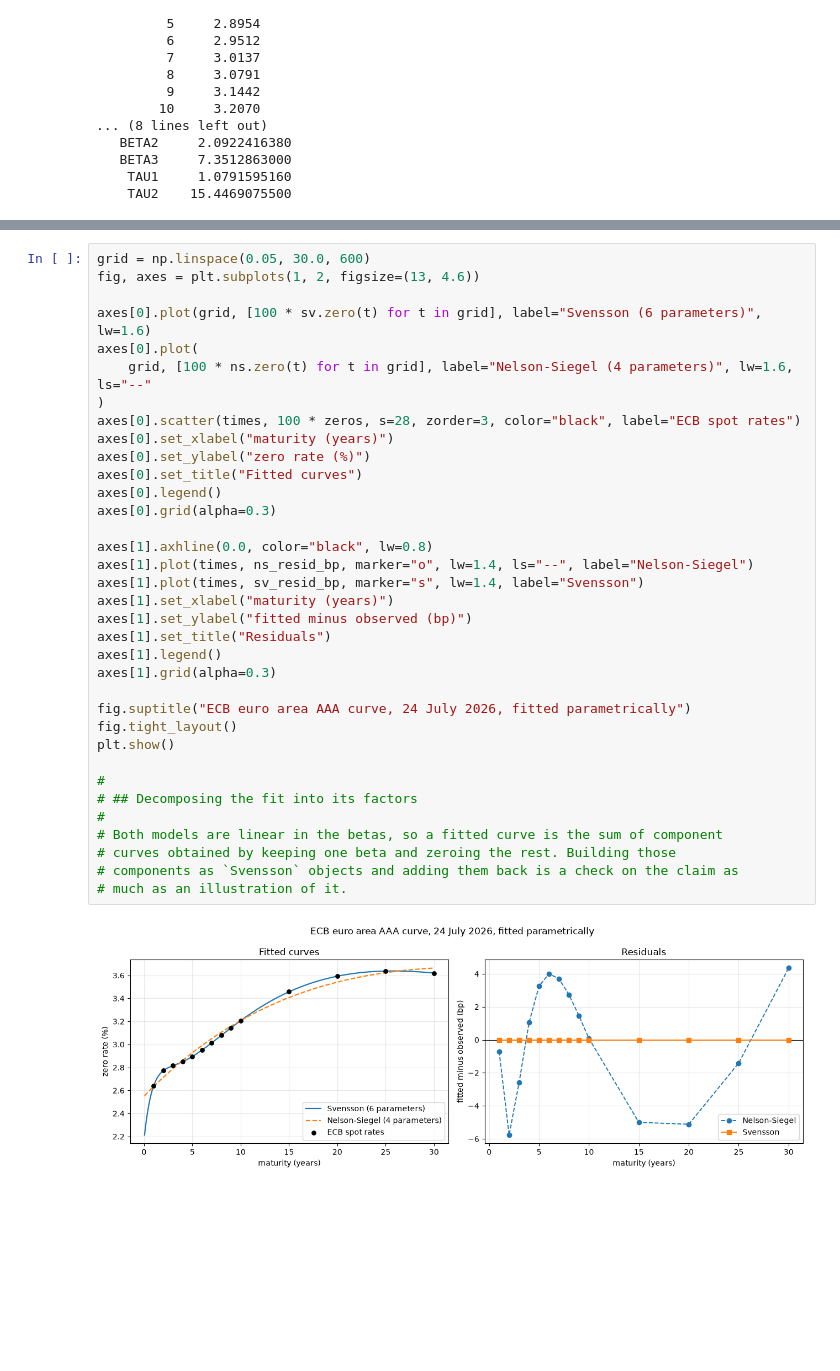
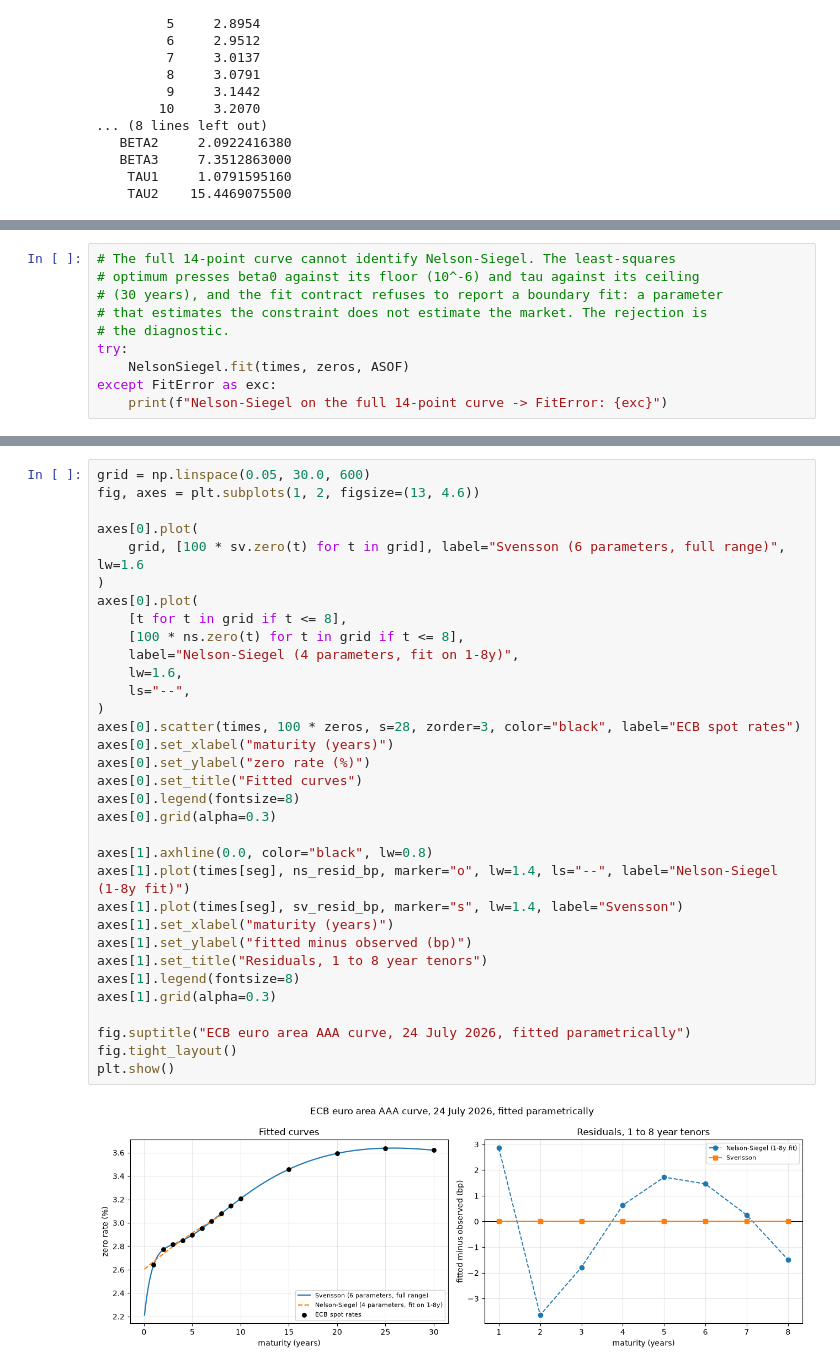
Before and after one commit to wididestrianda01/fixed-income-curve-engine, a Jupyter notebook: notebooks/03-parametric-fitting.ipynb, the cells around one changed output, grey strips where cells are left out. Saved outputs shown, nothing was run; the diff lists cells and outputs as text; blank space fills up the shorter version.

```diff
--- a/notebooks/03-parametric-fitting.ipynb
+++ b/notebooks/03-parametric-fitting.ipynb
@@ -345,0 +379,10 @@ largest single residual                   5.78 bp at 2 years
+# %%
+# The full 14-point curve cannot identify Nelson-Siegel. The least-squares
+# optimum presses beta0 against its floor (10^-6) and tau against its ceiling
+# (30 years), and the fit contract refuses to report a boundary fit: a parameter
+# that estimates the constraint does not estimate the market. The rejection is
+# the diagnostic.
+try:
+    NelsonSiegel.fit(times, zeros, ASOF)
+except FitError as exc:
+    print(f"Nelson-Siegel on the full 14-point curve -> FitError: {exc}")
@@ -346,37 +449,35 @@ largest single residual                   5.78 bp at 2 years
 # %%
 grid = np.linspace(0.05, 30.0, 600)
 fig, axes = plt.subplots(1, 2, figsize=(13, 4.6))
 
-axes[0].plot(grid, [100 * sv.zero(t) for t in grid], label="Svensson (6 parameters)", lw=1.6)
 axes[0].plot(
-    grid, [100 * ns.zero(t) for t in grid], label="Nelson-Siegel (4 parameters)", lw=1.6, ls="--"
+    grid, [100 * sv.zero(t) for t in grid], label="Svensson (6 parameters, full range)", lw=1.6
+)
+axes[0].plot(
+    [t for t in grid if t <= 8],
+    [100 * ns.zero(t) for t in grid if t <= 8],
+    label="Nelson-Siegel (4 parameters, fit on 1-8y)",
+    lw=1.6,
+    ls="--",
 )
 axes[0].scatter(times, 100 * zeros, s=28, zorder=3, color="black", label="ECB spot rates")
 axes[0].set_xlabel("maturity (years)")
 axes[0].set_ylabel("zero rate (%)")
 axes[0].set_title("Fitted curves")
-axes[0].legend()
+axes[0].legend(fontsize=8)
 axes[0].grid(alpha=0.3)
 
 axes[1].axhline(0.0, color="black", lw=0.8)
-axes[1].plot(times, ns_resid_bp, marker="o", lw=1.4, ls="--", label="Nelson-Siegel")
-axes[1].plot(times, sv_resid_bp, marker="s", lw=1.4, label="Svensson")
+axes[1].plot(times[seg], ns_resid_bp, marker="o", lw=1.4, ls="--", label="Nelson-Siegel (1-8y fit)")
+axes[1].plot(times[seg], sv_resid_bp, marker="s", lw=1.4, label="Svensson")
 axes[1].set_xlabel("maturity (years)")
 axes[1].set_ylabel("fitted minus observed (bp)")
-axes[1].set_title("Residuals")
-axes[1].legend()
+axes[1].set_title("Residuals, 1 to 8 year tenors")
+axes[1].legend(fontsize=8)
 axes[1].grid(alpha=0.3)
 
 fig.suptitle("ECB euro area AAA curve, 24 July 2026, fitted parametrically")
 fig.tight_layout()
 plt.show()
-
-#
-# ## Decomposing the fit into its factors
-#
-# Both models are linear in the betas, so a fitted curve is the sum of component
-# curves obtained by keeping one beta and zeroing the rest. Building those
-# components as `Svensson` objects and adding them back is a check on the claim as
-# much as an illustration of it.
 # %% [output]
-[figure, old version]
+[figure, new version]
```
Also changed, not shown: parts of 20 cells of this notebook, 5 other files.
